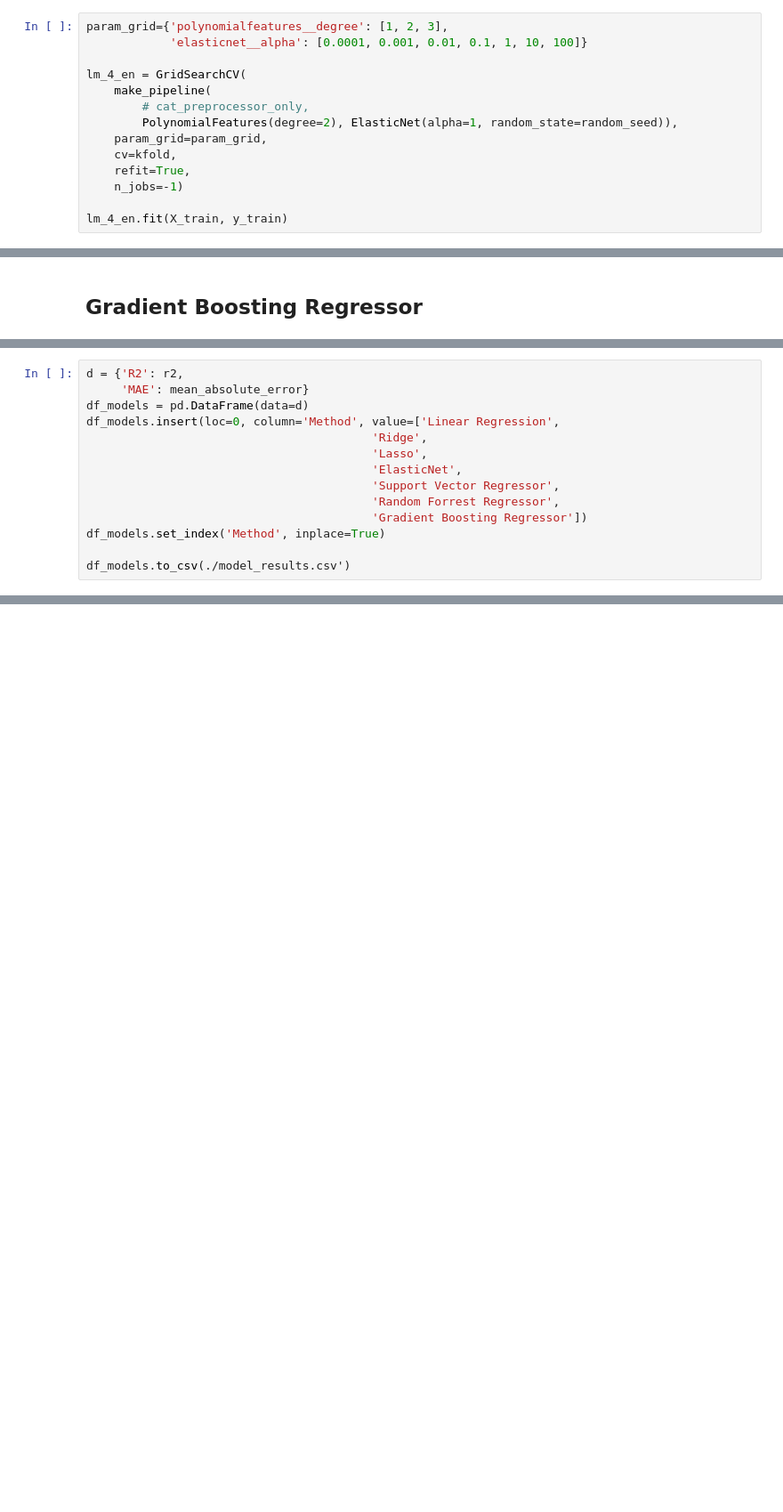
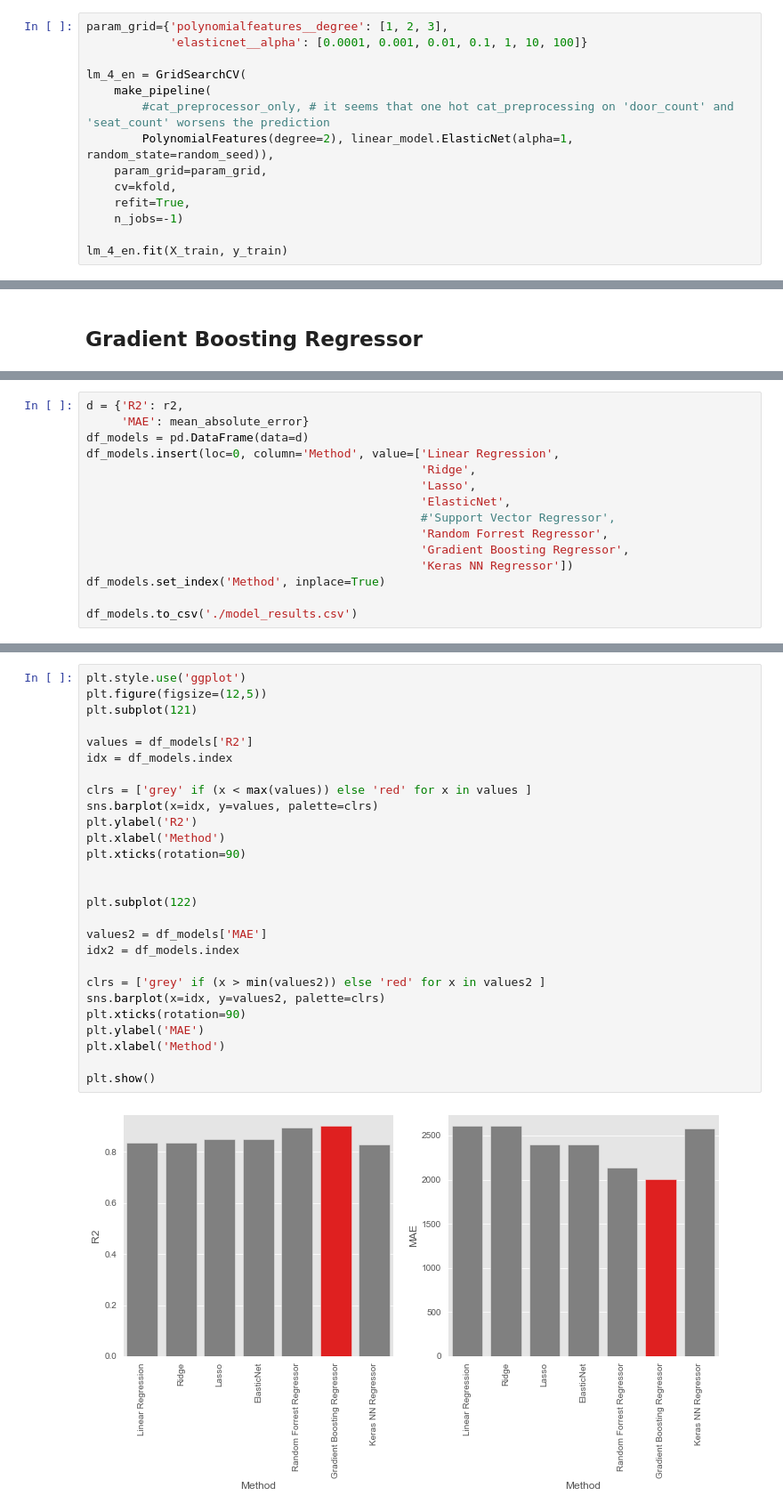
Before and after one commit to michalpiotrowicz/Bootcamp_project, a Jupyter notebook: My_Bootcamp_Project.ipynb, the cells around one changed output, grey strips where cells are left out. Shown at 89% size. Cells and saved outputs as stored; diff of their text form; blank space fills up the shorter version.

```diff
--- a/My_Bootcamp_Project.ipynb
+++ b/My_Bootcamp_Project.ipynb
@@ -811,8 +814,8 @@ param_grid={'polynomialfeatures__degree': [1, 2, 3],
 
 lm_4_en = GridSearchCV(
     make_pipeline(
-        # cat_preprocessor_only,
-        PolynomialFeatures(degree=2), ElasticNet(alpha=1, random_state=random_seed)),
+        #cat_preprocessor_only, # it seems that one hot cat_preprocessing on 'door_count' and 'seat_count' worsens the prediction
+        PolynomialFeatures(degree=2), linear_model.ElasticNet(alpha=1, random_state=random_seed)),
     param_grid=param_grid,
     cv=kfold,
     refit=True,
@@ -952,12 +1075,13 @@ d = {'R2': r2,
      'MAE': mean_absolute_error}
 df_models = pd.DataFrame(data=d)
 df_models.insert(loc=0, column='Method', value=['Linear Regression',
-                                         'Ridge',
-                                         'Lasso',
-                                         'ElasticNet',
-                                         'Support Vector Regressor',
-                                         'Random Forrest Regressor',
-                                         'Gradient Boosting Regressor'])
+                                                'Ridge',
+                                                'Lasso',
+                                                'ElasticNet',
+                                                #'Support Vector Regressor',
+                                                'Random Forrest Regressor',
+                                                'Gradient Boosting Regressor',
+                                                'Keras NN Regressor'])
 df_models.set_index('Method', inplace=True)
 
-df_models.to_csv(./model_results.csv')
+df_models.to_csv('./model_results.csv')
@@ -978 +1088,30 @@ By far Random forest algorithm brought out 93% R2 score, which is far better tha
+# %%
+plt.style.use('ggplot')
+plt.figure(figsize=(12,5))
+plt.subplot(121)
+
+values = df_models['R2']
+idx = df_models.index
+
+clrs = ['grey' if (x < max(values)) else 'red' for x in values ]
+sns.barplot(x=idx, y=values, palette=clrs)
+plt.ylabel('R2')
+plt.xlabel('Method')
+plt.xticks(rotation=90)
+
+
+plt.subplot(122)
+
+values2 = df_models['MAE']
+idx2 = df_models.index
+
+clrs = ['grey' if (x > min(values2)) else 'red' for x in values2 ]
+sns.barplot(x=idx, y=values2, palette=clrs)
+plt.xticks(rotation=90)
+plt.ylabel('MAE')
+plt.xlabel('Method')
+
+plt.show()
+# %% [output]
+[figure, added]
 # %% [markdown]
```
Also changed, not shown: parts of 47 cells of this notebook.
